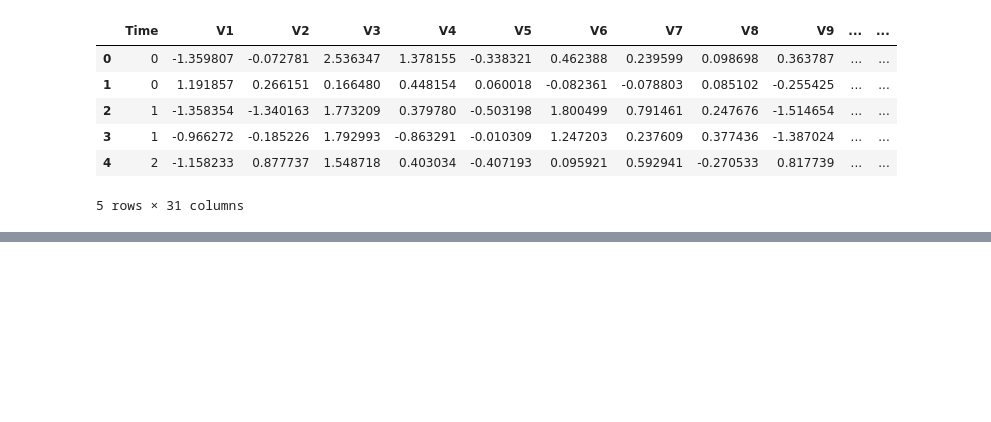
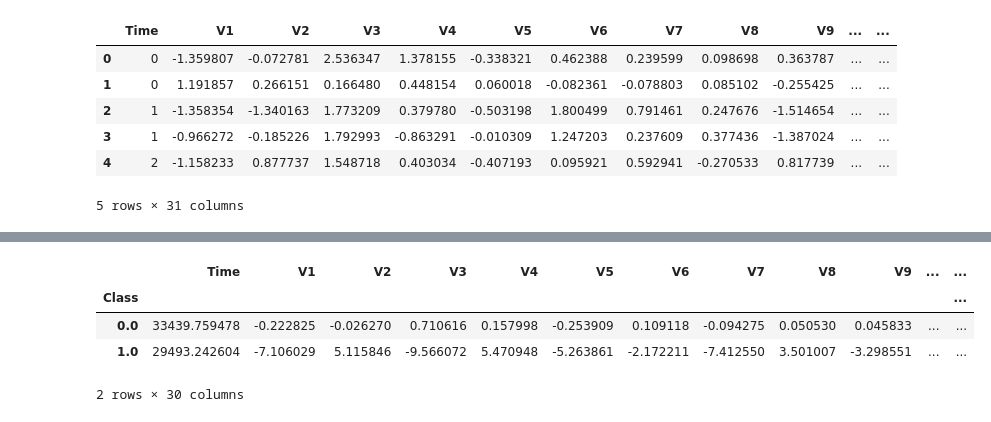
Before and after one commit to sanjaneigory/IgorSanjane.github.io, a Jupyter notebook: Credit_Card_Fraud_ML.ipynb, the cells around one changed output, grey strips where cells are left out. Drawn from its saved outputs; the diff is of its cells as text; code cells hidden in the pictures; blank space fills up the shorter version.

```diff
--- a/Credit_Card_Fraud_ML.ipynb
+++ b/Credit_Card_Fraud_ML.ipynb
@@ -26,0 +120,9 @@ NameError: ignored
+# %%
+# Compare the values for the two variables
+credit_card_data.groupby('Class').mean()
+# %% [output]
+|  | Time | V1 | V2 | V3 | V4 | V5 | V6 | V7 | V8 | V9 | ... | ... |
+| Class |  |  |  |  |  |  |  |  |  |  |  | ... |
+| 0.0 | 33439.759478 | -0.222825 | -0.026270 | 0.710616 | 0.157998 | -0.253909 | 0.109118 | -0.094275 | 0.050530 | 0.045833 | ... | ... |
+| 1.0 | 29493.242604 | -7.106029 | 5.115846 | -9.566072 | 5.470948 | -5.263861 | -2.172211 | -7.412550 | 3.501007 | -3.298551 | ... | ... |
+2 rows × 30 columns
```
Also changed, not shown: parts of 39 cells of this notebook.
